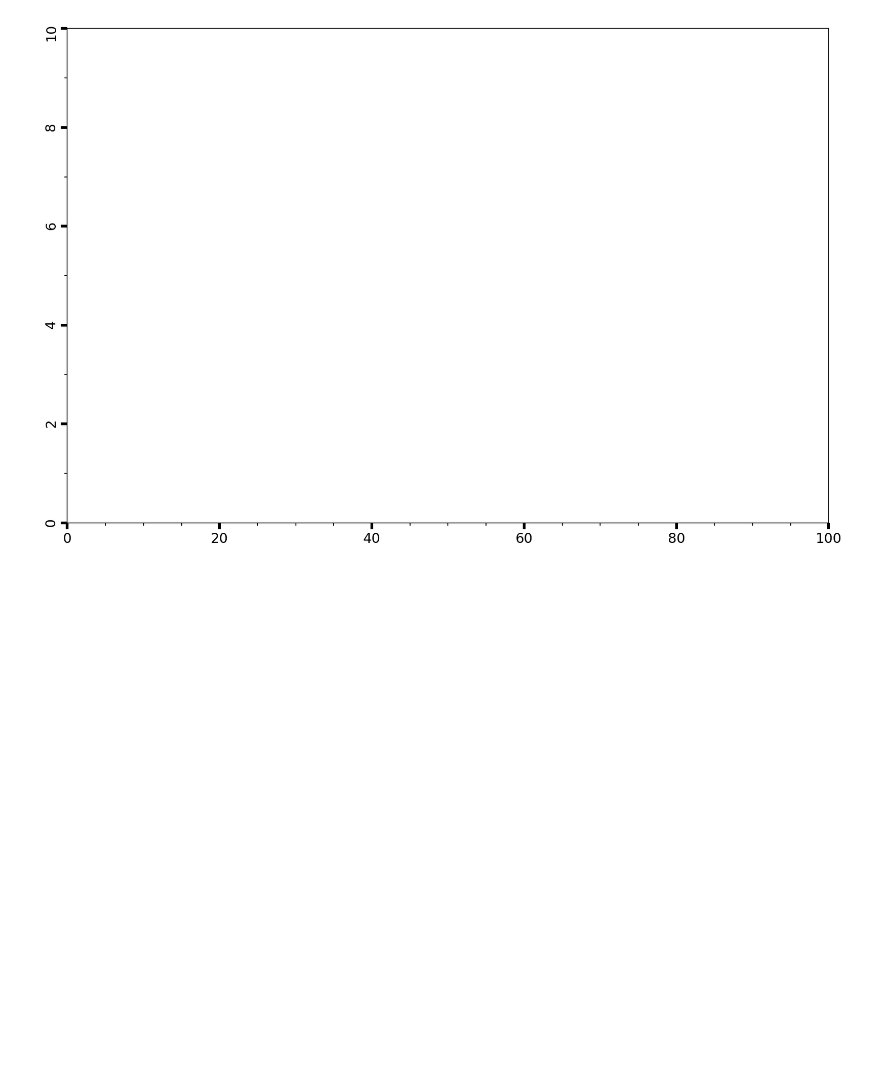
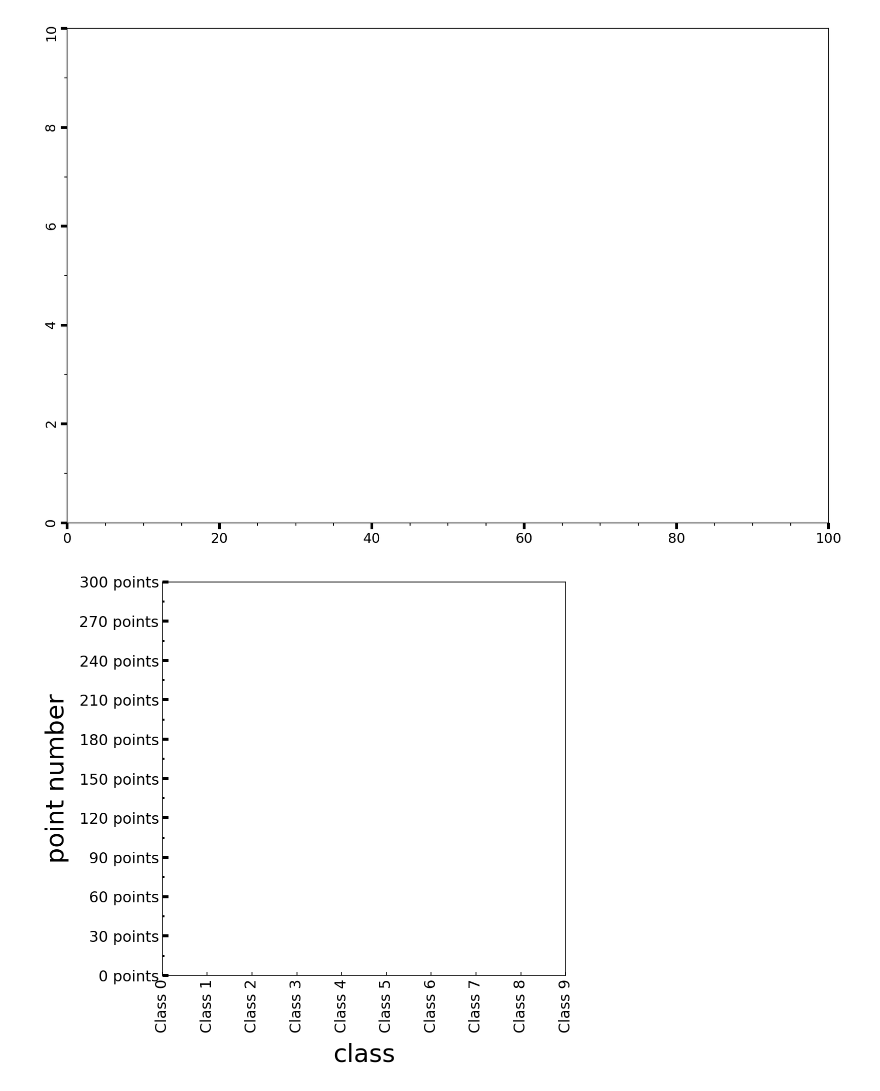
Before and after one commit to bluefruit0215/matplotlib_study, a Jupyter notebook: 1-4 실습.ipynb, the cells around one changed output. Saved outputs shown, nothing was run; the diff lists cells and outputs as text; code cells hidden in the pictures; blank space fills up the shorter version.

```diff
--- a/1-4 실습.ipynb
+++ b/1-4 실습.ipynb
@@ -22,3 +22,32 @@ ax.tick_params(axis='y', rotation=90, labelsize=15, length=7, width=3)
 ax.tick_params(axis='y', which='minor', length=3, width=1)
 # %% [output]
 [figure]
+# %%
+xticks = [i for i in range(10)]
+xtick_labels = ['Class ' + str(i) for i in xticks]
+
+yticks = [i for i in range(0, 301, 30)]
+ytick_labels = [str(i) + ' points' for i in yticks]
+
+minor_yticks = [i for i in range(15, 301, 30)]
+
+fig, ax = plt.subplots(figsize=(7, 7))
+
+ax.set_xticks(xticks)
+ax.set_xticklabels(xtick_labels)
+ax.set_yticks(yticks)
+ax.set_yticklabels(ytick_labels)
+
+ax.set_yticks(minor_yticks, minor=True)
+
+ax.tick_params(axis='x', rotation=90, labelsize=15, direction='in')
+ax.tick_params(axis='y', labelsize=15, direction='in', width=3, length=6)
+ax.tick_params(axis='y', which='minor', direction='in', width=2, length=2)
+
+
+ax.set_xlabel('class', fontsize=25, labelpad=10)
+ax.set_ylabel('point number', fontsize=25, labelpad=10)
+
+fig.subplots_adjust(bottom=0.1, left=0.1)
+# %% [output]
+[figure, added]
```
